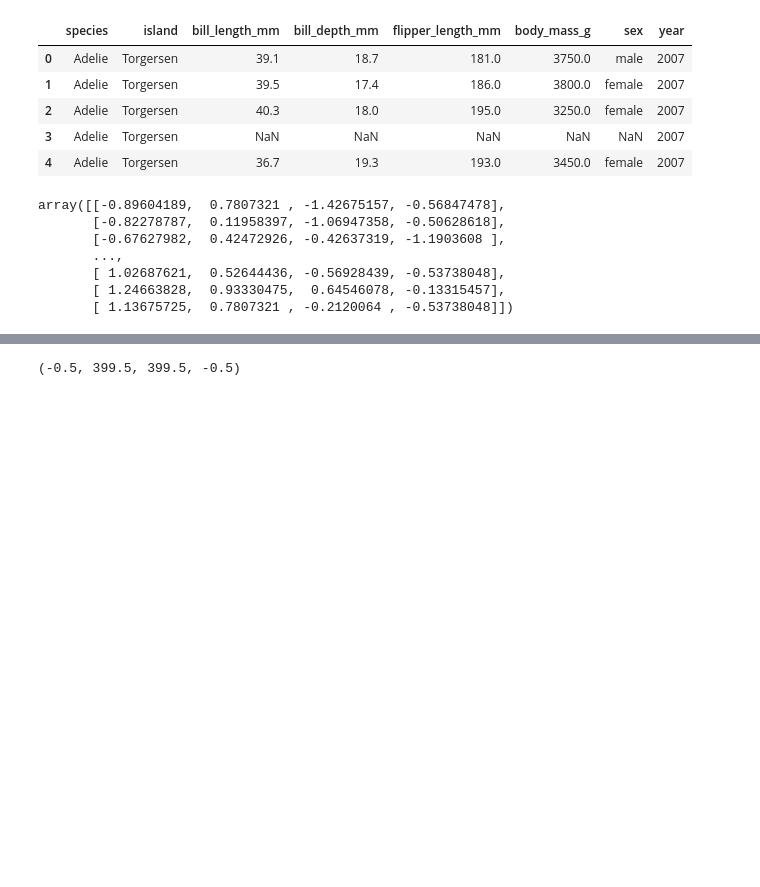
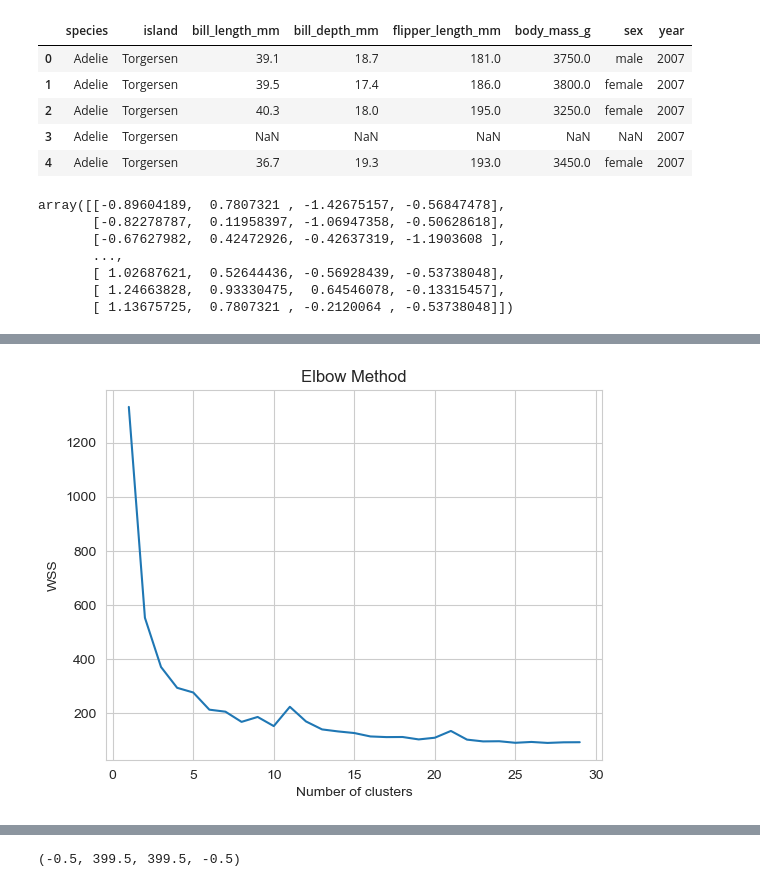
Before and after one commit to afrincon2/Machine_learning, a Jupyter notebook: Clustering/K-Means-Ex.ipynb, the cells around one changed output, grey strips where cells are left out. Cells and saved outputs as stored; diff of their text form; code cells hidden in the pictures; blank space fills up the shorter version.

```diff
--- a/Clustering/K-Means-Ex.ipynb
+++ b/Clustering/K-Means-Ex.ipynb
@@ -172,5 +180,21 @@ print(cs)
 # %%
 #TODO Do the elbow method for different k's
+wss = []
+for i in range(1, 30):
+    kmeans = KMeans(k=i)
+    kmeans.fit(X)
+    a=kmeans.get_wss(X)
+    wss.append(a)
+
+# Plot the WSS values against the number of clusters
+x=np.arange(1,30)
+plt.plot(x, wss)
+plt.title('Elbow Method')
+plt.xlabel('Number of clusters')
+plt.ylabel('WSS')
+plt.show()
+# %% [output]
+[figure, added]
 # %%
 #TODO train 1000 models, with random initialization. Plot the results of the losses
 # %%
```
Also changed, not shown: parts of 5 cells of this notebook.
